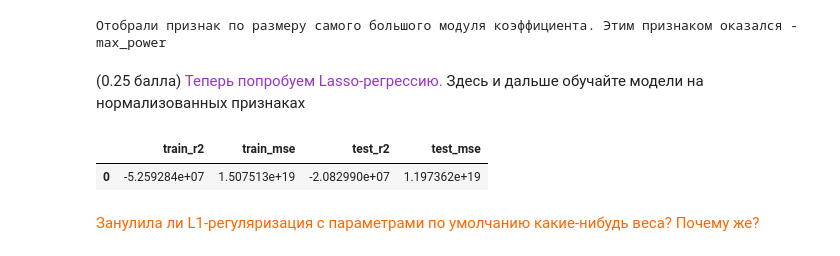
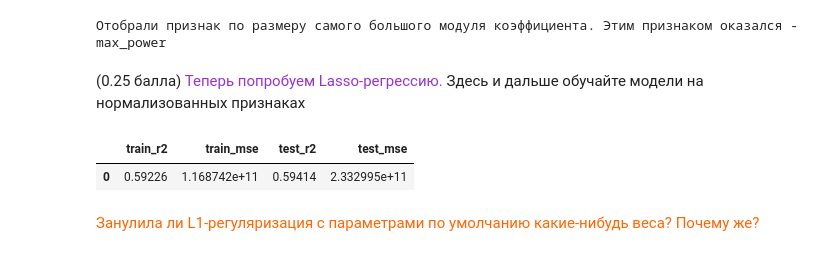
Before and after one commit to helenaukraintseva/hw1_regression_with_inference, a Jupyter notebook: HW1_Regression_with_inference.ipynb, the cells around one changed output. Saved outputs shown, nothing was run; the diff lists cells and outputs as text; code cells hidden in the pictures.

```diff
--- a/HW1_Regression_with_inference.ipynb
+++ b/HW1_Regression_with_inference.ipynb
@@ -347,6 +361,8 @@ assert X_test.shape == (1000, 6)
 
 **Замечание:** $R^2$ и MSE для трейна и для теста выводите везде, где требуется обучать модели, даже если в явном виде этого не просят. Иначе непонятно, как понять, насколько успешны наши эксперименты.
 # %%
+from sklearn.linear_model import LinearRegression
+from sklearn.metrics import r2_score, mean_squared_error as MSE
 def evaluate_model(model, X_train, y_train, X_test, y_test):
     """
     Функция для оценки модели линейной регрессии. Возвращает DataFrame с R2 и MSE
@@ -371,10 +387,10 @@ def evaluate_model(model, X_train, y_train, X_test, y_test):
     test_mse = MSE(y_test, y_test_pred)
 
     results = pd.DataFrame({
-        "train_r2": [train_r2],
-        "train_mse": [train_mse],
-        "test_r2": [test_r2],
-        "test_mse": [test_mse]
+        "train_r2": [round(train_r2,5)],
+        "train_mse": [round(train_mse,5)],
+        "test_r2": [round(test_r2,5)],
+        "test_mse": [round(test_mse,5)]
     })
 
     return results
@@ -425,14 +437,13 @@ print('Отобрали признак по размеру самого боль
 # %%
 from sklearn.linear_model import Lasso
 
 lasso_scaled = Lasso()
 lasso_scaled.fit(X_train_scaled, y_train)
-
-lasso_scaled_results = evaluate_model(lasso_scaled, X_train, y_train, X_test, y_test)
+lasso_scaled_results = evaluate_model(lasso_scaled, X_train_scaled, y_train, X_test_scaled, y_test)
 lasso_scaled_results
 # %% [output]
 |  | train_r2 | train_mse | test_r2 | test_mse |
-| 0 | -5.259284e+07 | 1.507513e+19 | -2.082990e+07 | 1.197362e+19 |
+| 0 | 0.59226 | 1.168742e+11 | 0.59414 | 2.332995e+11 |
 # %% [markdown]
 <font color='#FF6600'>Занулила ли L1-регуляризация с параметрами по умолчанию какие-нибудь веса? Почему же?</font>
 # %%
```
Also changed, not shown: parts of 8 cells of this notebook.
